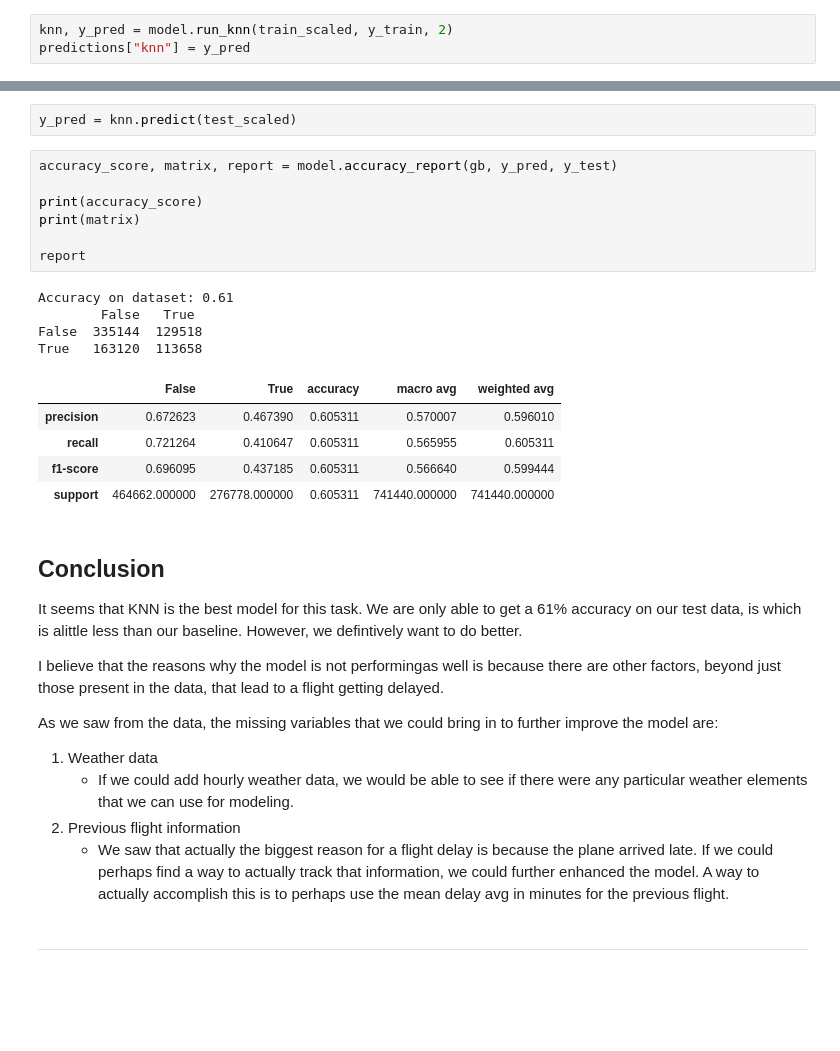
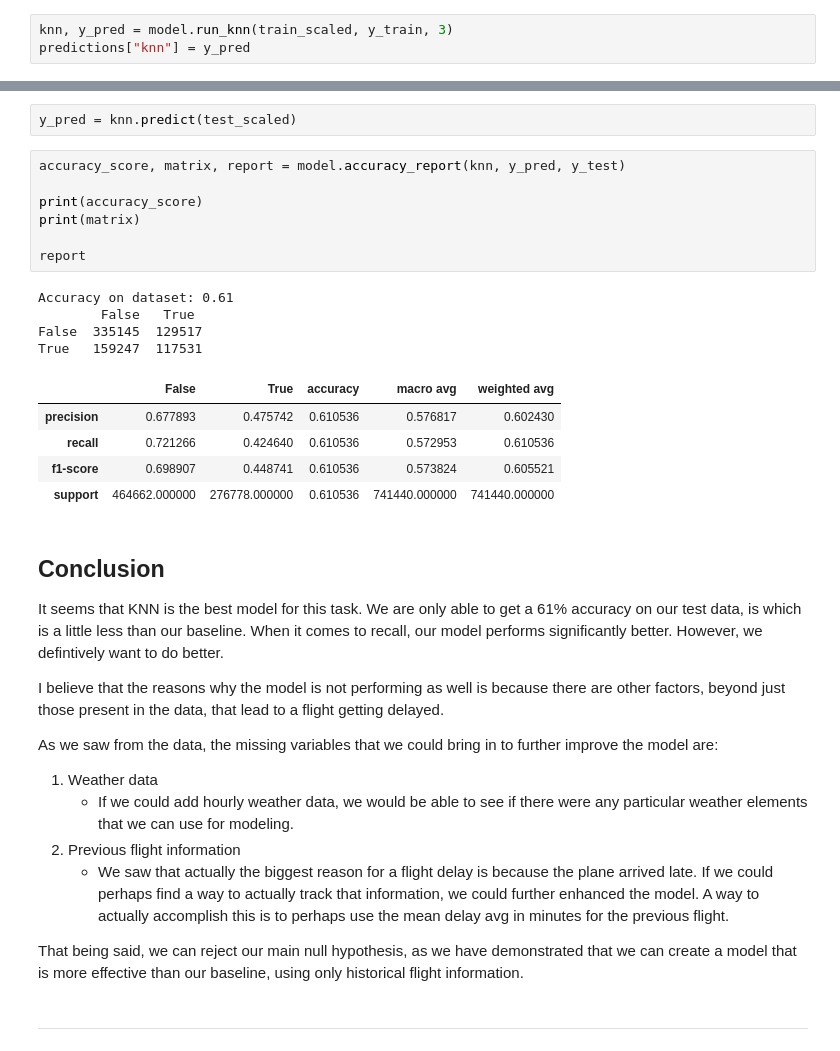
Before and after one commit to guedanie/flight_delay_predictor, a Jupyter notebook: final_notebook.ipynb, the cells around one changed output, grey strips where cells are left out. Saved outputs shown, nothing was run; the diff lists cells and outputs as text; blank space fills up the shorter version.

```diff
--- a/final_notebook.ipynb
+++ b/final_notebook.ipynb
@@ -501,7 +509,7 @@ The least influencial values are `day_of_week` and `dest_airport_avg_delay`.
 # %%
 # model.run_knn_loop(train_scaled, validate_scaled, y_validate, y_train, 10)
 # %%
-knn, y_pred = model.run_knn(train_scaled, y_train, 2)
+knn, y_pred = model.run_knn(train_scaled, y_train, 3)
 predictions["knn"] = y_pred
 # %%
 accuracy_score, matrix, report = model.accuracy_report(knn, y_pred, y_train)
@@ -585,28 +593,28 @@ knn, y_pred = model.run_knn(train_scaled, y_train, 3)
 # %%
 y_pred = knn.predict(test_scaled)
 # %%
-accuracy_score, matrix, report = model.accuracy_report(gb, y_pred, y_test)
+accuracy_score, matrix, report = model.accuracy_report(knn, y_pred, y_test)
 
 print(accuracy_score)
 print(matrix)
 
 report
 # %% [output]
 Accuracy on dataset: 0.61
         False   True
-False  335144  129518
-True   163120  113658
+False  335145  129517
+True   159247  117531
 |  | False | True | accuracy | macro avg | weighted avg |
-| precision | 0.672623 | 0.467390 | 0.605311 | 0.570007 | 0.596010 |
-| recall | 0.721264 | 0.410647 | 0.605311 | 0.565955 | 0.605311 |
-| f1-score | 0.696095 | 0.437185 | 0.605311 | 0.566640 | 0.599444 |
-| support | 464662.000000 | 276778.000000 | 0.605311 | 741440.000000 | 741440.000000 |
+| precision | 0.677893 | 0.475742 | 0.610536 | 0.576817 | 0.602430 |
+| recall | 0.721266 | 0.424640 | 0.610536 | 0.572953 | 0.610536 |
+| f1-score | 0.698907 | 0.448741 | 0.610536 | 0.573824 | 0.605521 |
+| support | 464662.000000 | 276778.000000 | 0.610536 | 741440.000000 | 741440.000000 |
 # %% [markdown]
 ## Conclusion
 
-It seems that KNN is the best model for this task. We are only able to get a 61% accuracy on our test data, is which is alittle less than our baseline. However, we defintively want to do better.
+It seems that KNN is the best model for this task. We are only able to get a 61% accuracy on our test data, is which is a little less than our baseline. When it comes to recall, our model performs significantly better. However, we defintively want to do better.
 
-I believe that the reasons why the model is not performingas well is because there are other factors, beyond just those present in the data, that lead to a flight getting delayed.
+I believe that the reasons why the model is not performing as well is because there are other factors, beyond just those present in the data, that lead to a flight getting delayed.
 
 As we saw from the data, the missing variables that we could bring in to further improve the model are:
 
@@ -614,6 +622,8 @@ As we saw from the data, the missing variables that we could bring in to further
     * If we could add hourly weather data, we would be able to see if there were any particular weather elements that we can use for modeling.
 1. Previous flight information
     * We saw that actually the biggest reason for a flight delay is because the plane arrived late. If we could perhaps find a way to actually track that information, we could further enhanced the model. A way to actually accomplish this is to perhaps use the mean delay avg in minutes for the previous flight.
+
+That being said, we can reject our main null hypothesis, as we have demonstrated that we can create a model that is more effective than our baseline, using only historical flight information.
 # %% [markdown]
 ------------
 # %% [markdown]
```
Also changed, not shown: parts of 46 cells of this notebook.
